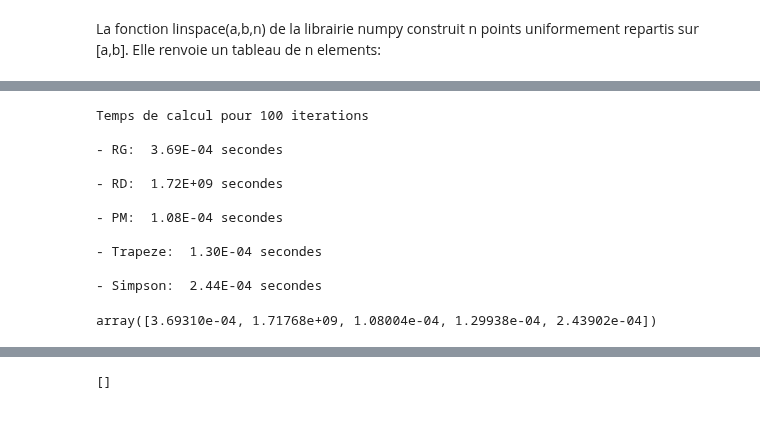
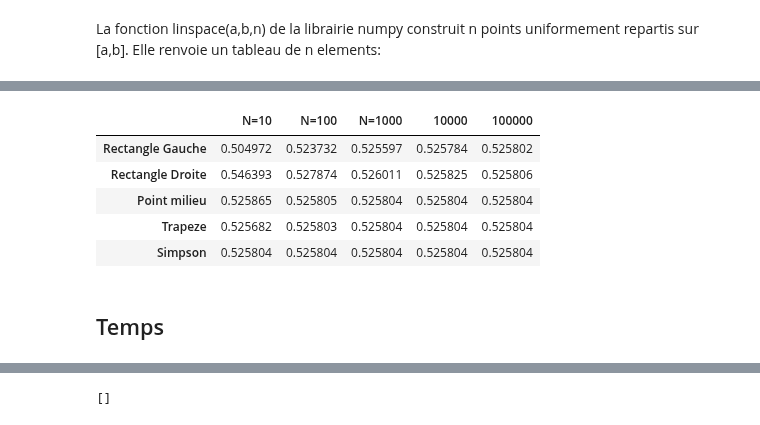
Before and after one commit to merebeyannick/Numerical-Mathematics, a Jupyter notebook: Approximated Integrals/Newton-cotes.ipynb, the cells around one changed output, grey strips where cells are left out. Saved outputs shown, nothing was run; the diff lists cells and outputs as text; code cells hidden in the pictures.

```diff
--- a/Approximated Integrals/Newton-cotes.ipynb
+++ b/Approximated Integrals/Newton-cotes.ipynb
@@ -138 +128,17 @@ df
+# %%
+df_er_f3 = pd.DataFrame()
+for i in [10**1, 10**2, 10**3, 10**4,10**5]:
+    df_er_f3 = pd.concat([df_er_f3,pd.DataFrame(erreur(f3,0,1,math.log(2),i))], axis=1)
+df_er_f3.columns = ['N=10', 'N=100', 'N=1000','10000','100000']
+df_er_f3.index = ['Rectangle Gauche', 'Rectangle Droite', 'Point milieu', 'Trapeze', 'Simpson']
+df_er_f3
+# %% [output]
+|  | N=10 | N=100 | N=1000 | 10000 | 100000 |
+| Rectangle Gauche | 0.504972 | 0.523732 | 0.525597 | 0.525784 | 0.525802 |
+| Rectangle Droite | 0.546393 | 0.527874 | 0.526011 | 0.525825 | 0.525806 |
+| Point milieu | 0.525865 | 0.525805 | 0.525804 | 0.525804 | 0.525804 |
+| Trapeze | 0.525682 | 0.525803 | 0.525804 | 0.525804 | 0.525804 |
+| Simpson | 0.525804 | 0.525804 | 0.525804 | 0.525804 | 0.525804 |
+# %% [markdown]
+## Temps
 # %%
@@ -171,17 +173,2 @@ def temps(f,a,b,s,N):
 
     return np.array([toc_rg, toc_rd, toc_pm, toc_tr, toc_sm])
-# %%
-temps(f3,3,8,38/3,100)
-# %% [output]
-Temps de calcul pour 100 iterations
-
-- RG:  3.69E-04 secondes
-
-- RD:  1.72E+09 secondes
-
-- PM:  1.08E-04 secondes
-
-- Trapeze:  1.30E-04 secondes
-
-- Simpson:  2.44E-04 secondes
-array([3.69310e-04, 1.71768e+09, 1.08004e-04, 1.29938e-04, 2.43902e-04])
```
Also changed, not shown: parts of 21 cells of this notebook.
